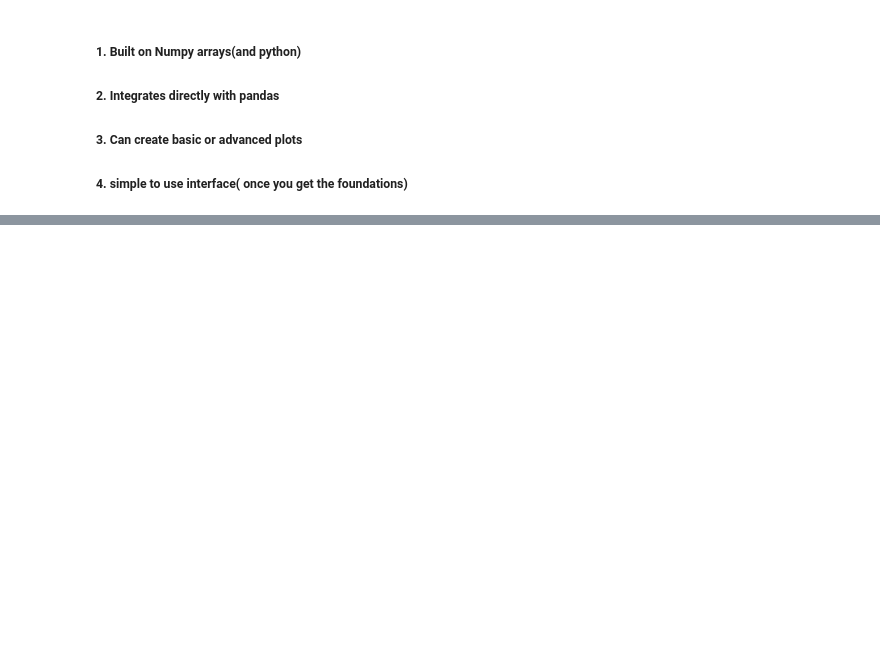
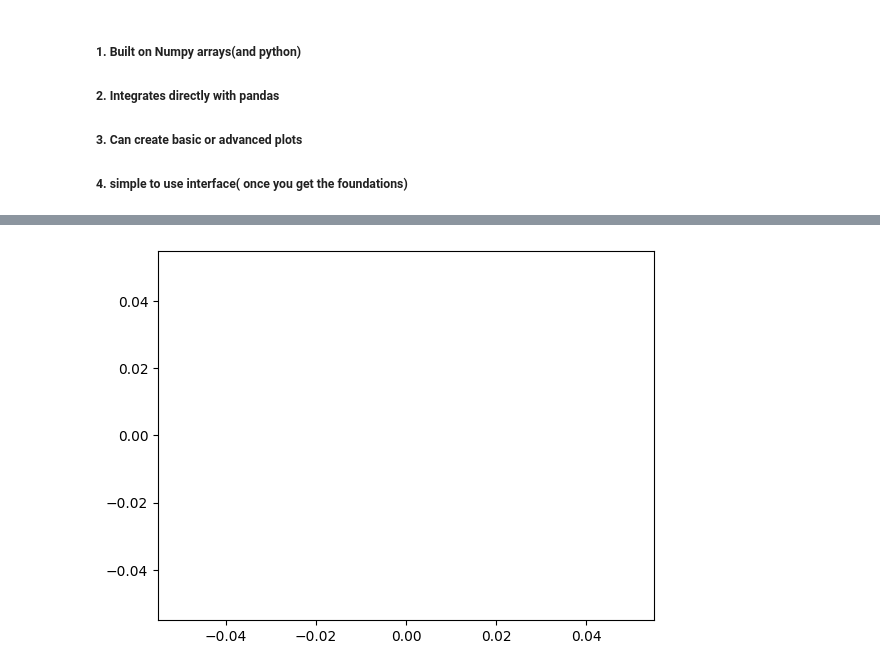
Before and after one commit to manasapullannagari/Python, a Jupyter notebook: Matplotlib/Matplotlib-practice.ipynb, the cells around one changed output, grey strips where cells are left out. Cells and saved outputs as stored; diff of their text form; code cells hidden in the pictures; blank space fills up the shorter version.

```diff
--- a/Matplotlib/Matplotlib-practice.ipynb
+++ b/Matplotlib/Matplotlib-practice.ipynb
@@ -22,0 +24,5 @@ Requirement already satisfied: Numpy in c:\users\manas\appdata\local\packages\py
+# %%
+plt.plot()
+plt.show()
+# %% [output]
+[figure, added]
```
Also changed, not shown: parts of 17 cells of this notebook.
